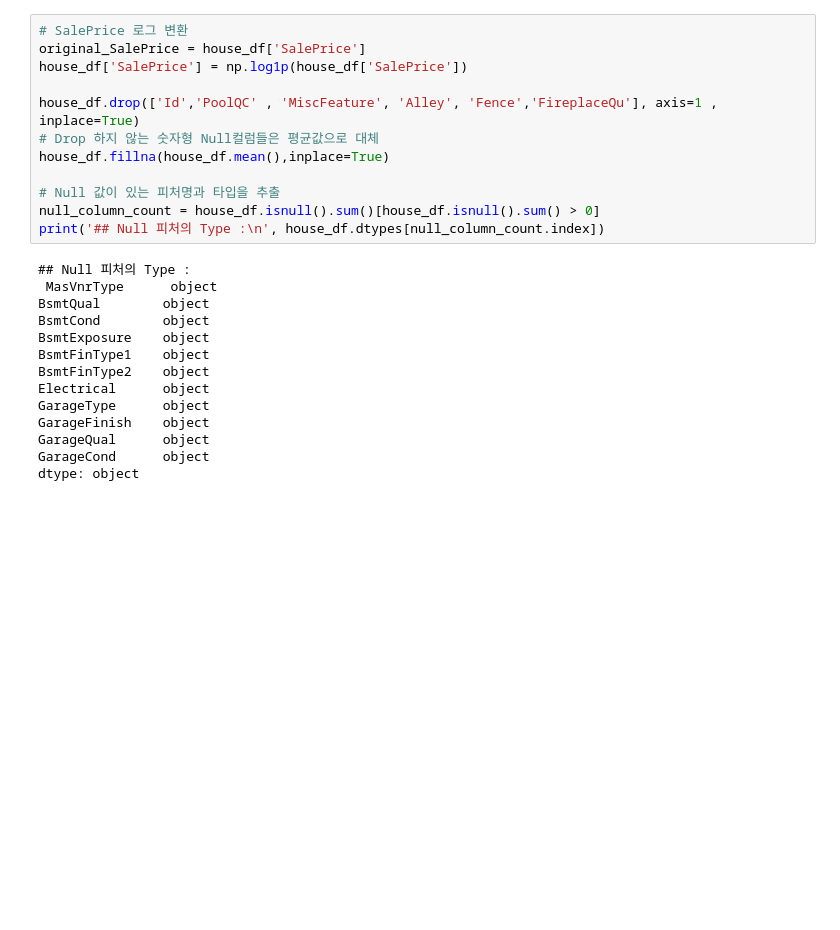
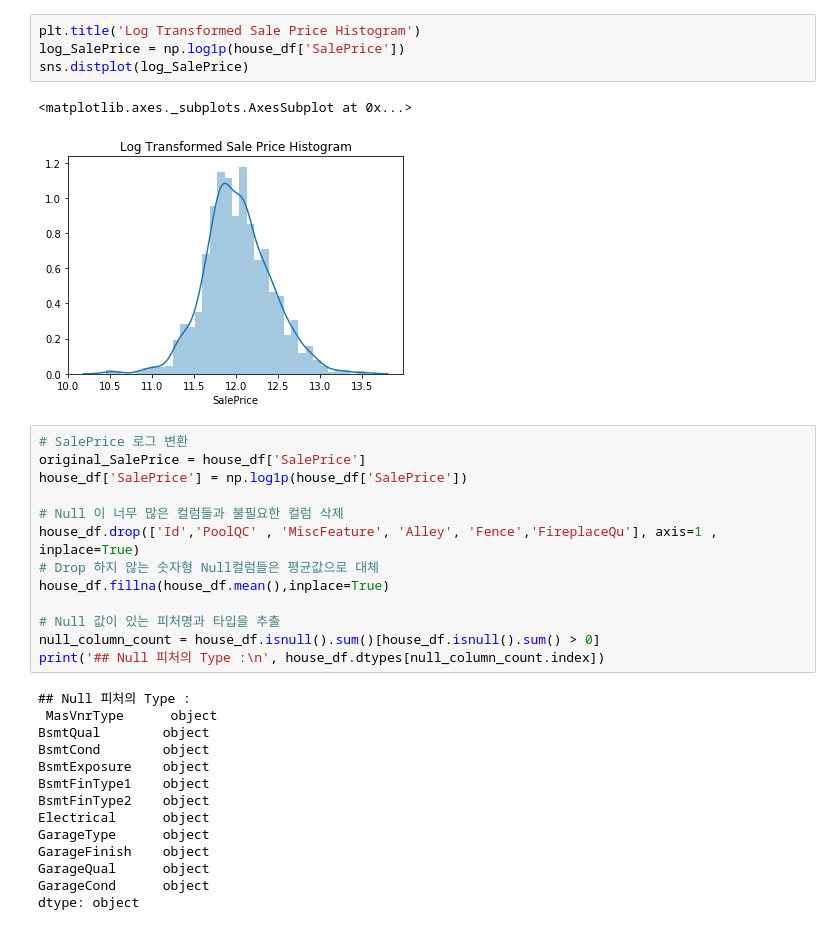
Before and after one commit to sohyuniii/Machine-learning, a Jupyter notebook: 5장_Regression/House Price.ipynb, the cells around one changed output. Drawn from its saved outputs; the diff is of its cells as text; blank space fills up the shorter version.

```diff
--- a/5장_Regression/House Price.ipynb
+++ b/5장_Regression/House Price.ipynb
@@ -51,8 +50,16 @@ sns.distplot(np.log1p(house_df['SalePrice']))
+# %%
+plt.title('Log Transformed Sale Price Histogram')
+log_SalePrice = np.log1p(house_df['SalePrice'])
+sns.distplot(log_SalePrice)
+# %% [output]
+<matplotlib.axes._subplots.AxesSubplot at 0x...>
+[figure, added]
 # %%
 # SalePrice 로그 변환
 original_SalePrice = house_df['SalePrice']
 house_df['SalePrice'] = np.log1p(house_df['SalePrice'])
 
+# Null 이 너무 많은 컬럼들과 불필요한 컬럼 삭제
 house_df.drop(['Id','PoolQC' , 'MiscFeature', 'Alley', 'Fence','FireplaceQu'], axis=1 , inplace=True)
 # Drop 하지 않는 숫자형 Null컬럼들은 평균값으로 대체
 house_df.fillna(house_df.mean(),inplace=True)
```
Also changed, not shown: parts of 37 cells of this notebook.
